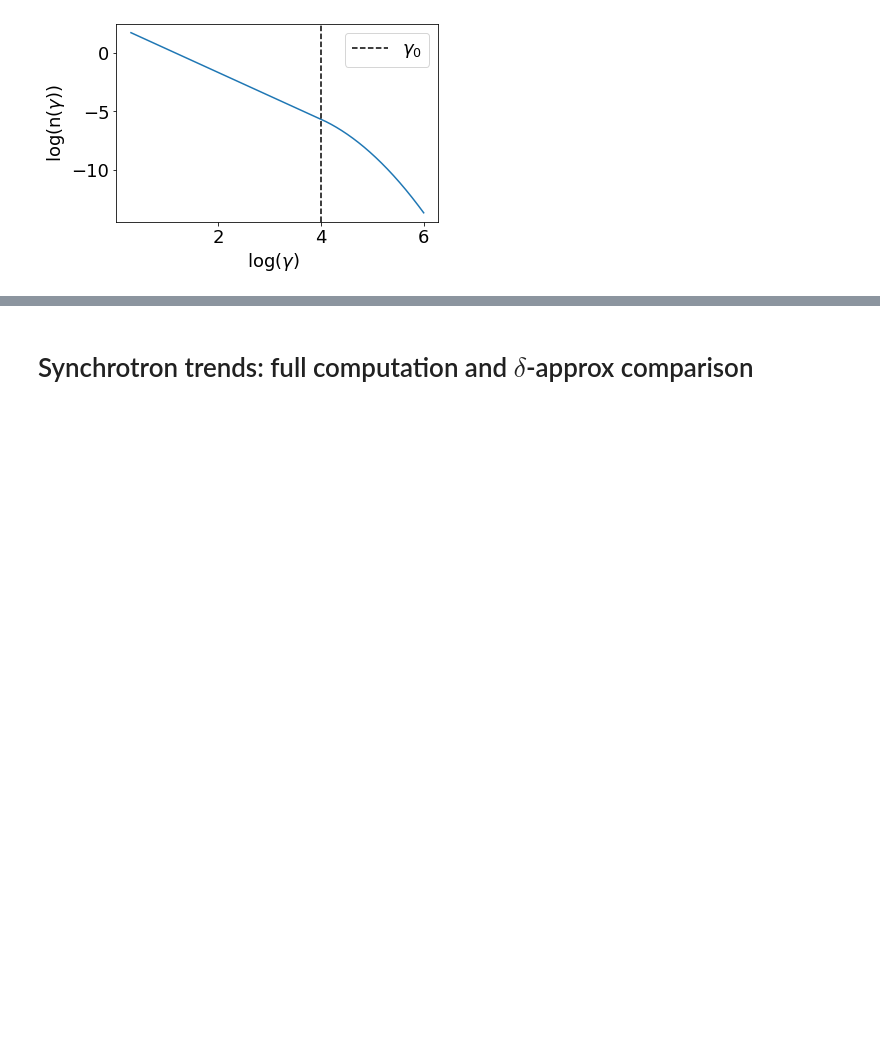
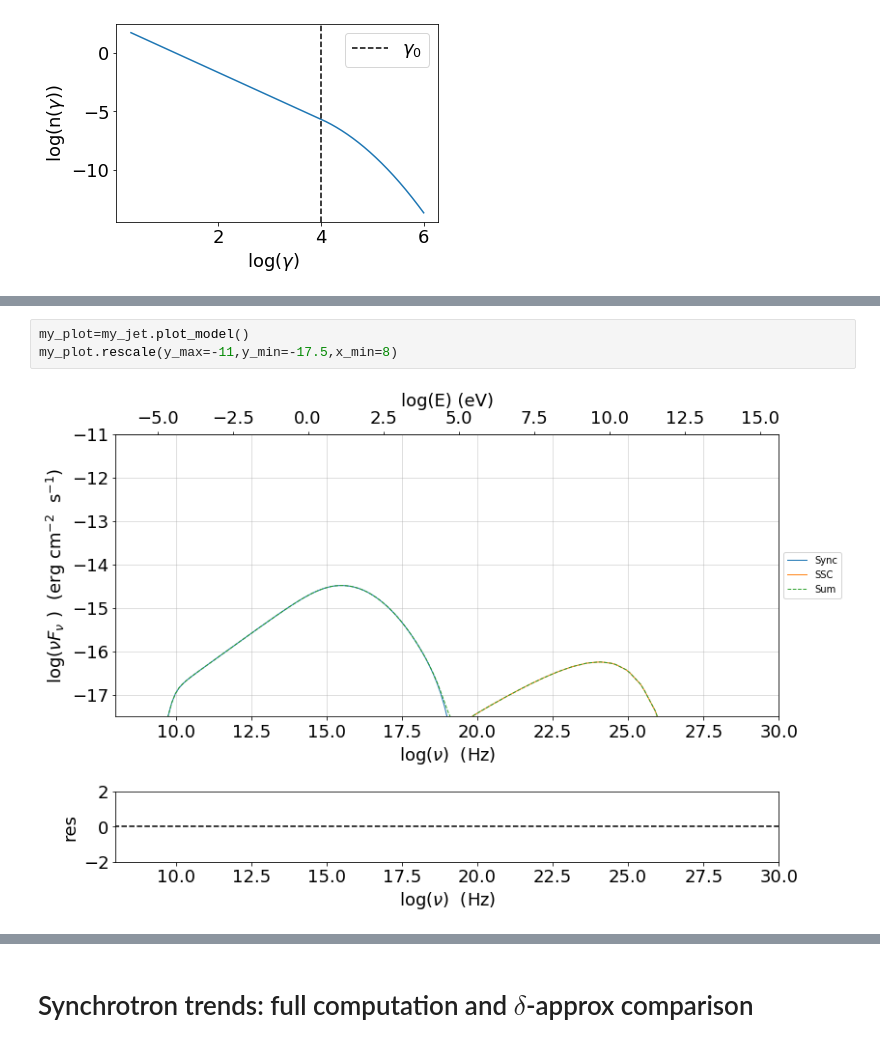
Before and after one commit to andreatramacere/UniGe_HighEnergy_Astrophysics_Lesson, a Jupyter notebook: Tutorial_2.ipynb, the cells around one changed output, grey strips where cells are left out. Drawn from its saved outputs; the diff is of its cells as text; blank space fills up the shorter version.

```diff
--- a/Tutorial_2.ipynb
+++ b/Tutorial_2.ipynb
@@ -168,0 +176,5 @@ p.ax.legend()
+# %%
+my_plot=my_jet.plot_model()
+my_plot.rescale(y_max=-11,y_min=-17.5,x_min=8)
+# %% [output]
+[figure, added]
```
Also changed, not shown: parts of 2 cells of this notebook.
